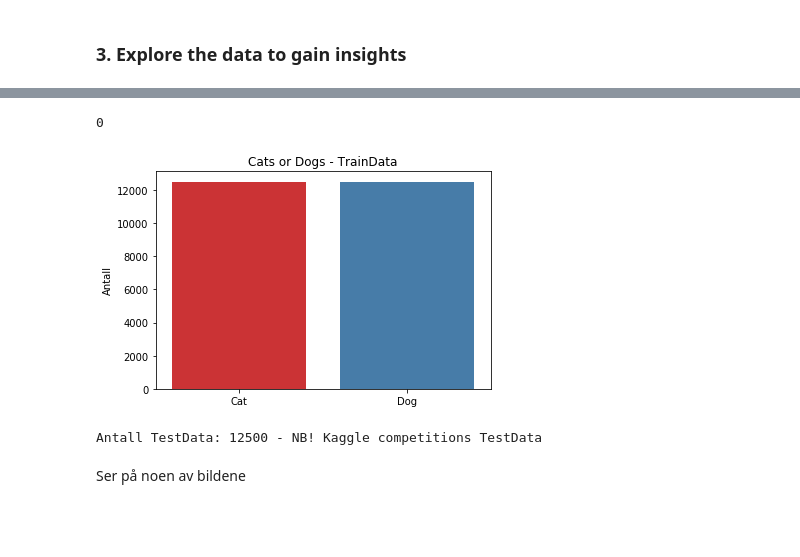
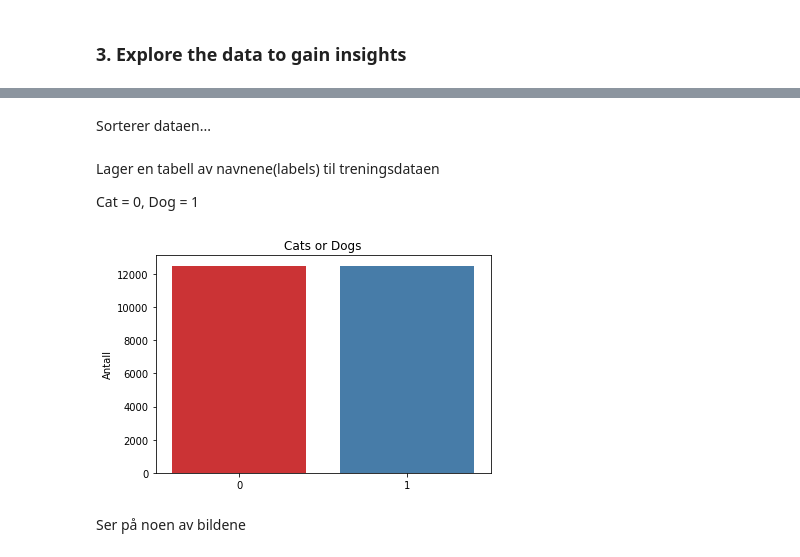
Before and after one commit to H181391/DAT158-Oblig2, a Jupyter notebook: Oblig2-Dogs_vs_Cats.ipynb, the cells around one changed output, grey strips where cells are left out. Drawn from its saved outputs; the diff is of its cells as text; code cells hidden in the pictures; blank space fills up the shorter version.

```diff
--- a/Oblig2-Dogs_vs_Cats.ipynb
+++ b/Oblig2-Dogs_vs_Cats.ipynb
@@ -103,40 +132,34 @@ import os
 import glob
 train_dir = (str(DATA/'train'))
 test_dir = (str(DATA/'test'))
+# %% [markdown]
+Sorterer dataen...
 # %%
 train_cats_arr = glob.glob(os.path.join(train_dir, 'cat*'))
 train_dogs_arr = glob.glob(os.path.join(train_dir, 'dog*'))
 train_data_arr = glob.glob(os.path.join(train_dir, '*'))
 test_data_arr = glob.glob(os.path.join(test_dir, '*'))
+# %% [markdown]
+Lager en tabell av navnene(labels) til treningsdataen
+
+Cat = 0, Dog = 1
 # %%
 labels = []
 
 for i in train_data_arr:
     if 'cat' in i:
-        labels.append('Cat')
+#         labels.append('Cat')
+        labels.append(0)
     else:
-        labels.append('Dog')
+        labels.append(1)
+#         labels.append('Dog')
-# %%
-X_data = []
-files = train_data_arr
-# for myFile in files:
-#    image = mpimg.imread(myFile)
-#    X_data.append(image)
-
-print(len(X_data))
-# %% [output]
-0
 # %%
 sns.countplot(labels, palette="Set1")
 plt.ylabel("Antall")
-plt.title("Cats or Dogs - TrainData")
+plt.title("Cats or Dogs")
 plt.show()
 # %% [output]
-[figure, old version]
+[figure, new version]
-# %%
-print("Antall TestData: " + str(len(test_data_arr)) + " - NB! Kaggle competitions TestData")
-# %% [output]
-Antall TestData: 12500 - NB! Kaggle competitions TestData
 # %% [markdown]
 Ser på noen av bildene
 # %%
```
Also changed, not shown: parts of 62 cells of this notebook, 1 other file.
